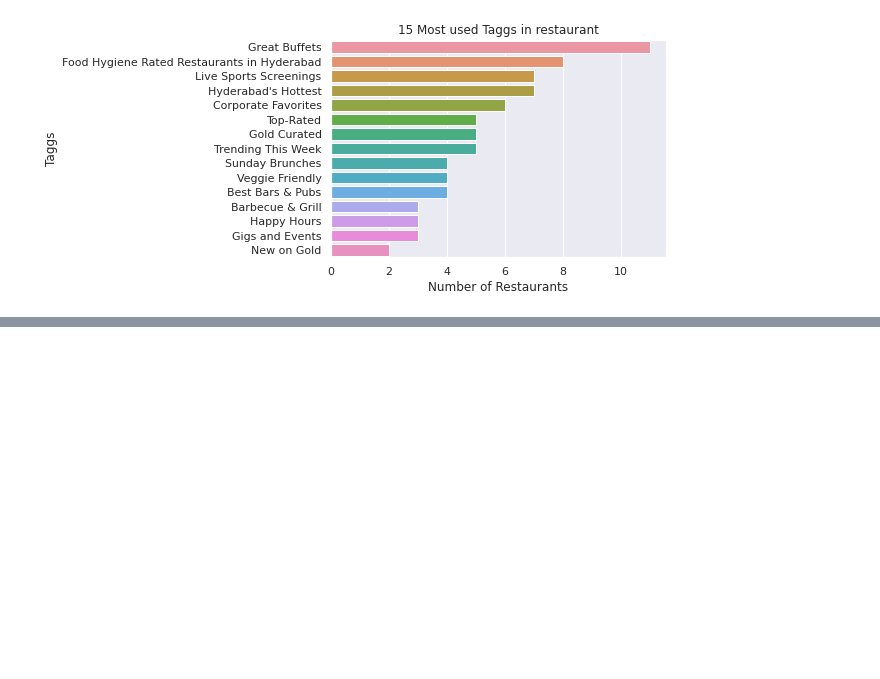
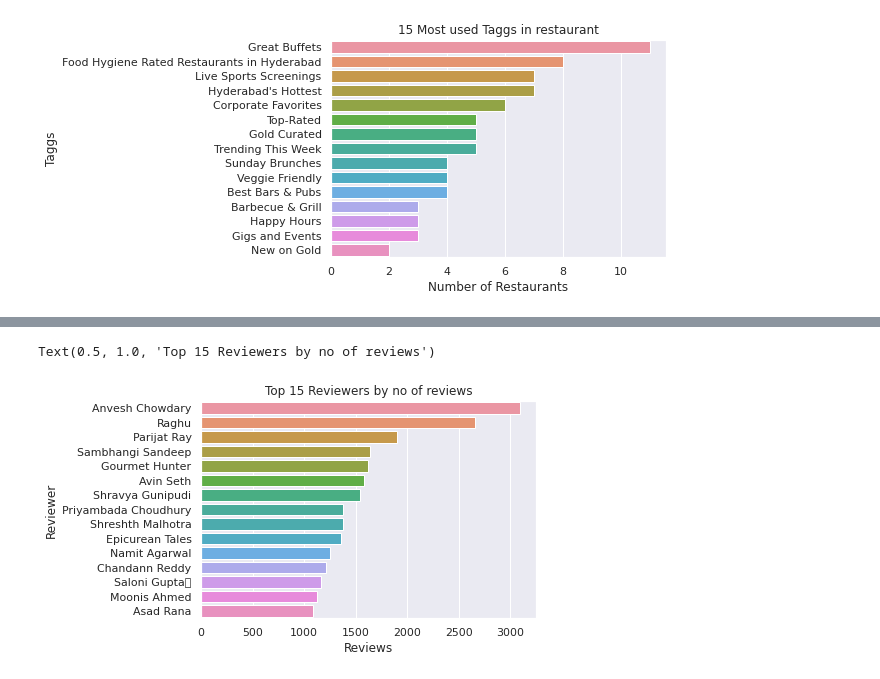
Before and after one commit to Sivaramaguhan/Zomato-Restaurant-Clustering-And-Sentiment-Analysis, a Jupyter notebook: Zomato_Restaurant_Clustering_And_Sentiment_Analysis.ipynb, the cells around one changed output, grey strips where cells are left out. Cells and saved outputs as stored; diff of their text form; code cells hidden in the pictures; blank space fills up the shorter version.

```diff
--- a/Zomato_Restaurant_Clustering_And_Sentiment_Analysis.ipynb
+++ b/Zomato_Restaurant_Clustering_And_Sentiment_Analysis.ipynb
@@ -616,0 +673,4 @@ plt.axis("off")
+# %%
+df_Reviewer = reviews_df.groupby(['Reviewer']).agg({'Reviews':'sum','Followers':'sum','Rating':'mean'}).reset_index()
+most_famous_reviewer=df_Reviewer[(df_Reviewer['Followers'] > 10000)&(df_Reviewer['Reviews']>100)&(df_Reviewer['Rating']>3.5)]
+most_famous_reviewer
@@ -616,0 +706,6 @@ plt.axis("off")
+# %%
+sns.barplot(data=df_Reviewer, x='Reviews', y='Reviewer', order=df_Reviewer.sort_values('Reviews',ascending=False).Reviewer[:15])
+plt.title('Top 15 Reviewers by no of reviews')
+# %% [output]
+Text(0.5, 1.0, 'Top 15 Reviewers by no of reviews')
+[figure, added]
```
Also changed, not shown: parts of 19 cells of this notebook.
